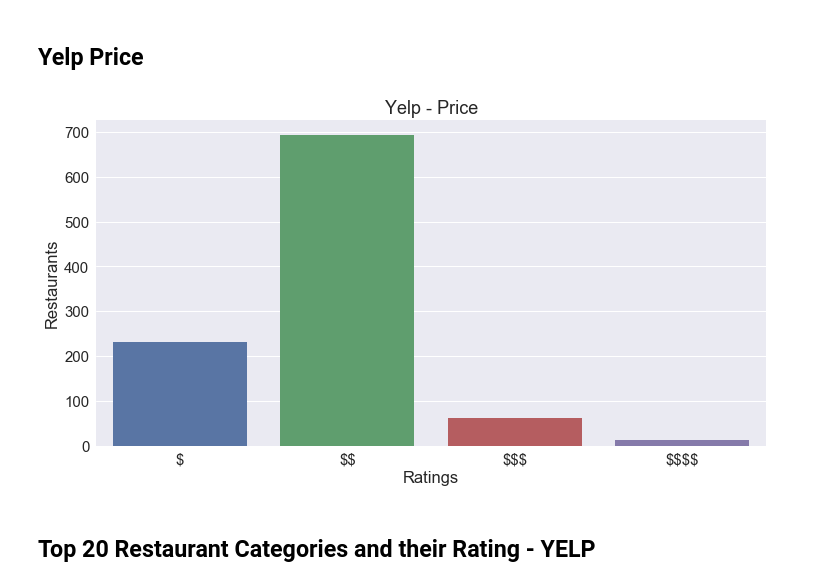
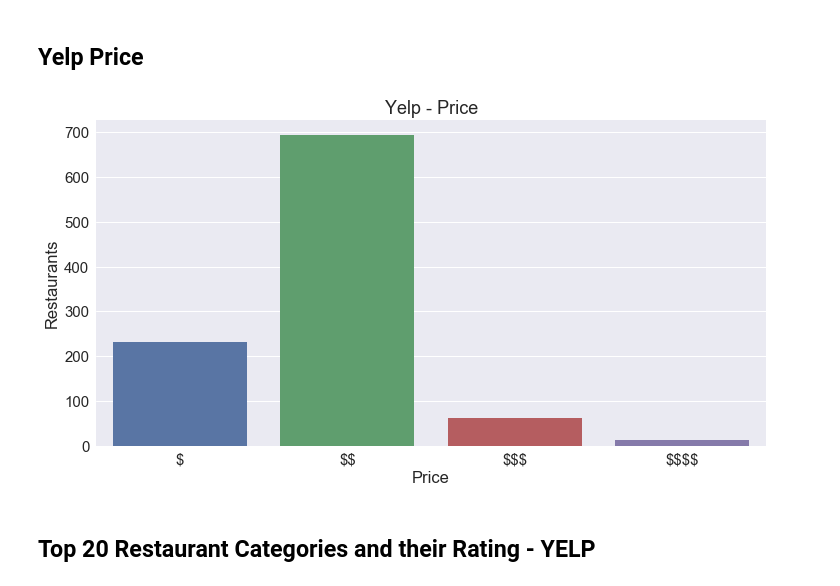
Before and after one commit to imjuoy/HungryGator, a Jupyter notebook: src/Hungrygator_Source_Code.ipynb, the cells around one changed output. Drawn from its saved outputs; the diff is of its cells as text; code cells hidden in the pictures.

```diff
--- a/src/Hungrygator_Source_Code.ipynb
+++ b/src/Hungrygator_Source_Code.ipynb
@@ -370,18 +376,18 @@ yelp = yelp.sort_values('price', ascending=False)
 # %%
 sns.set(font_scale= 1.5)
 fig, ax = plt.subplots(figsize=(12,6))
 sns.countplot(ax = ax, x='price', data=yelp)
 
 ax = plt.gca()
 
 ax.set_xticklabels(['\$','\$$','\$$\$', '\$\$\$$'])
 plt.title('Yelp - Price')
-plt.xlabel('Ratings')
+plt.xlabel('Price')
 plt.ylabel('Restaurants')
 
 plt.show()
 # %% [output]
-[figure, old version]
+[figure, new version]
 # %% [markdown]
 ## Top 20 Restaurant Categories and their Rating - YELP
 # %%
```
Also changed, not shown: parts of 23 cells of this notebook.
